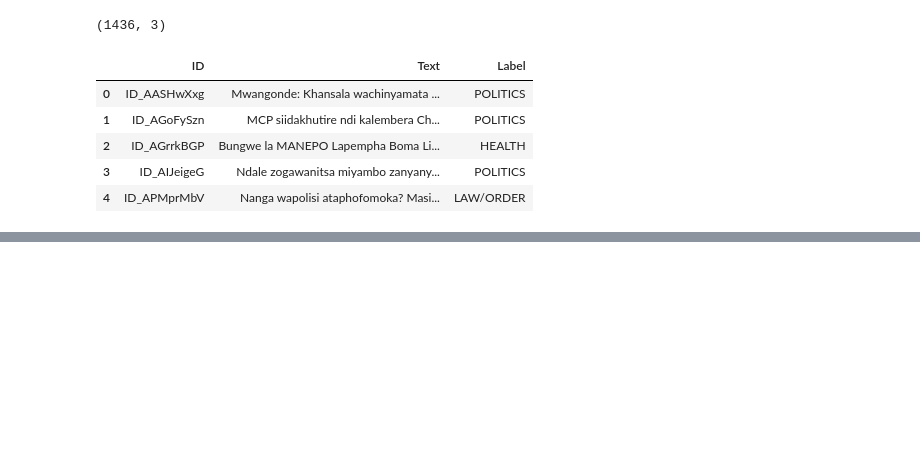
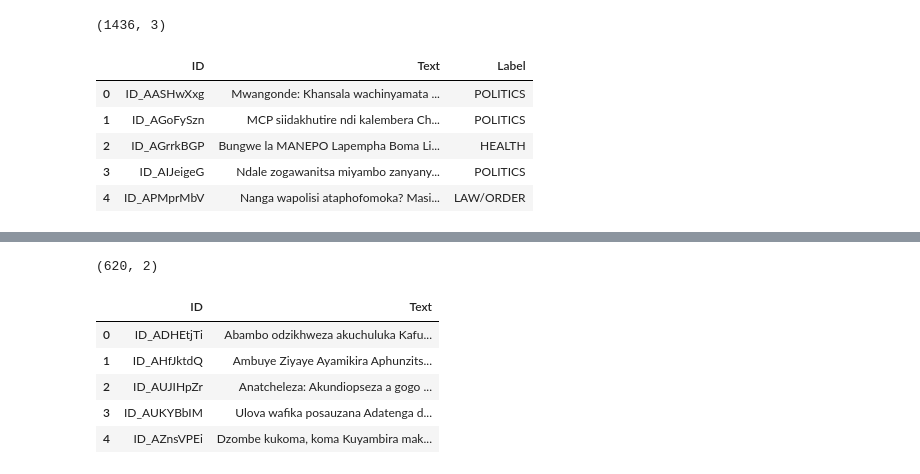
Before and after one commit to JuliusFx131/Text-Classification, a Jupyter notebook: Chichewa News Classification/simple_model_ipynb_.ipynb, the cells around one changed output, grey strips where cells are left out. Cells and saved outputs as stored; diff of their text form; code cells hidden in the pictures; blank space fills up the shorter version.

```diff
--- a/Chichewa News Classification/simple_model_ipynb_.ipynb
+++ b/Chichewa News Classification/simple_model_ipynb_.ipynb
@@ -44,6 +47,14 @@ train.Text[6]
 # %%
-test = pd.read_csv("../src/test.csv")
+test = pd.read_csv("./src/test.csv")
 display(test.shape,test.head())
+# %% [output]
+(620, 2)
+|  | ID | Text |
+| 0 | ID_ADHEtjTi | Abambo odzikhweza akuchuluka Kafu... |
+| 1 | ID_AHfJktdQ | Ambuye Ziyaye Ayamikira Aphunzits... |
+| 2 | ID_AUJIHpZr | Anatcheleza: Akundiopseza a gogo ... |
+| 3 | ID_AUKYBbIM | Ulova wafika posauzana Adatenga d... |
+| 4 | ID_AZnsVPEi | Dzombe kukoma, koma Kuyambira mak... |
 # %%
 train.Label.value_counts().plot.bar(figsize=(9, 3))
 plt.title('Classes distribution');
```
Also changed, not shown: parts of 6 cells of this notebook.
